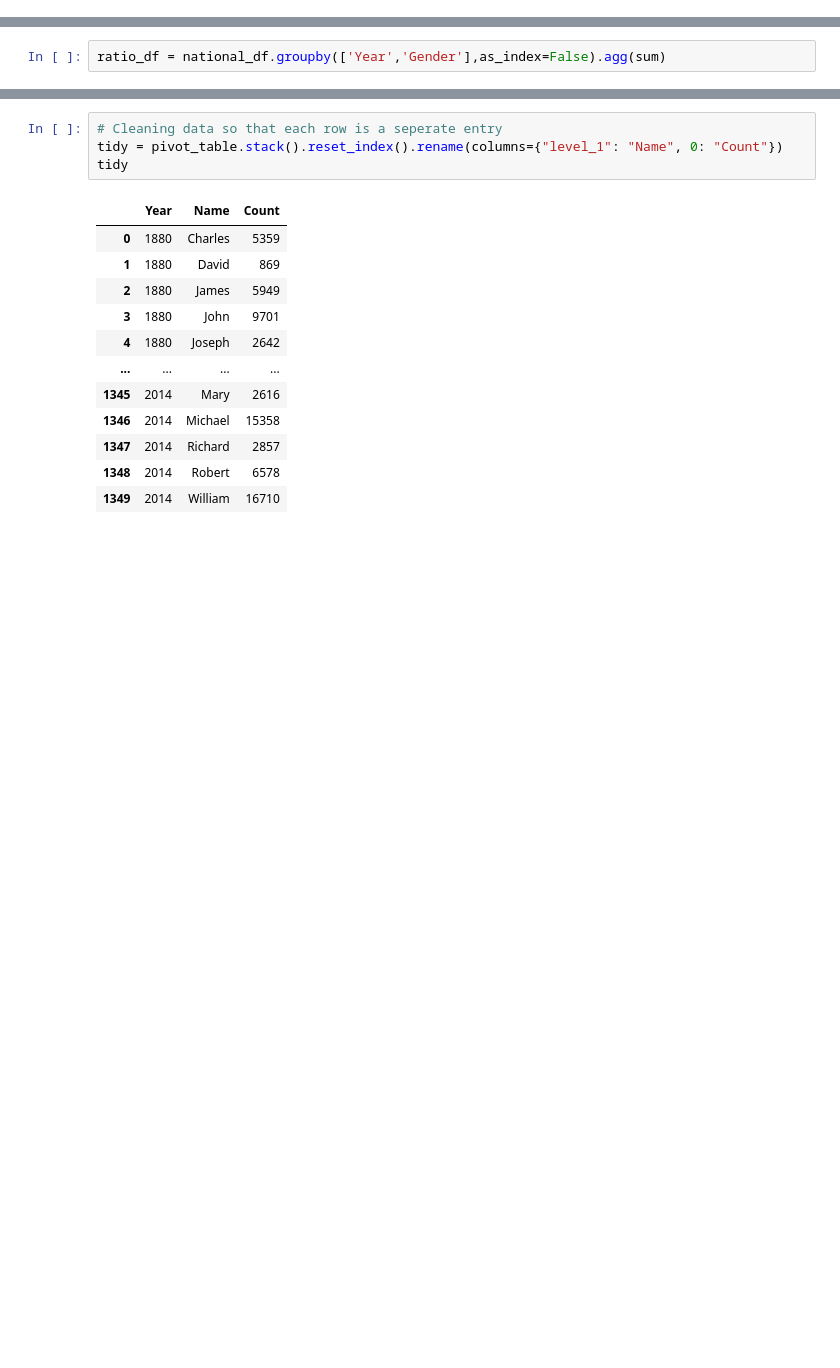
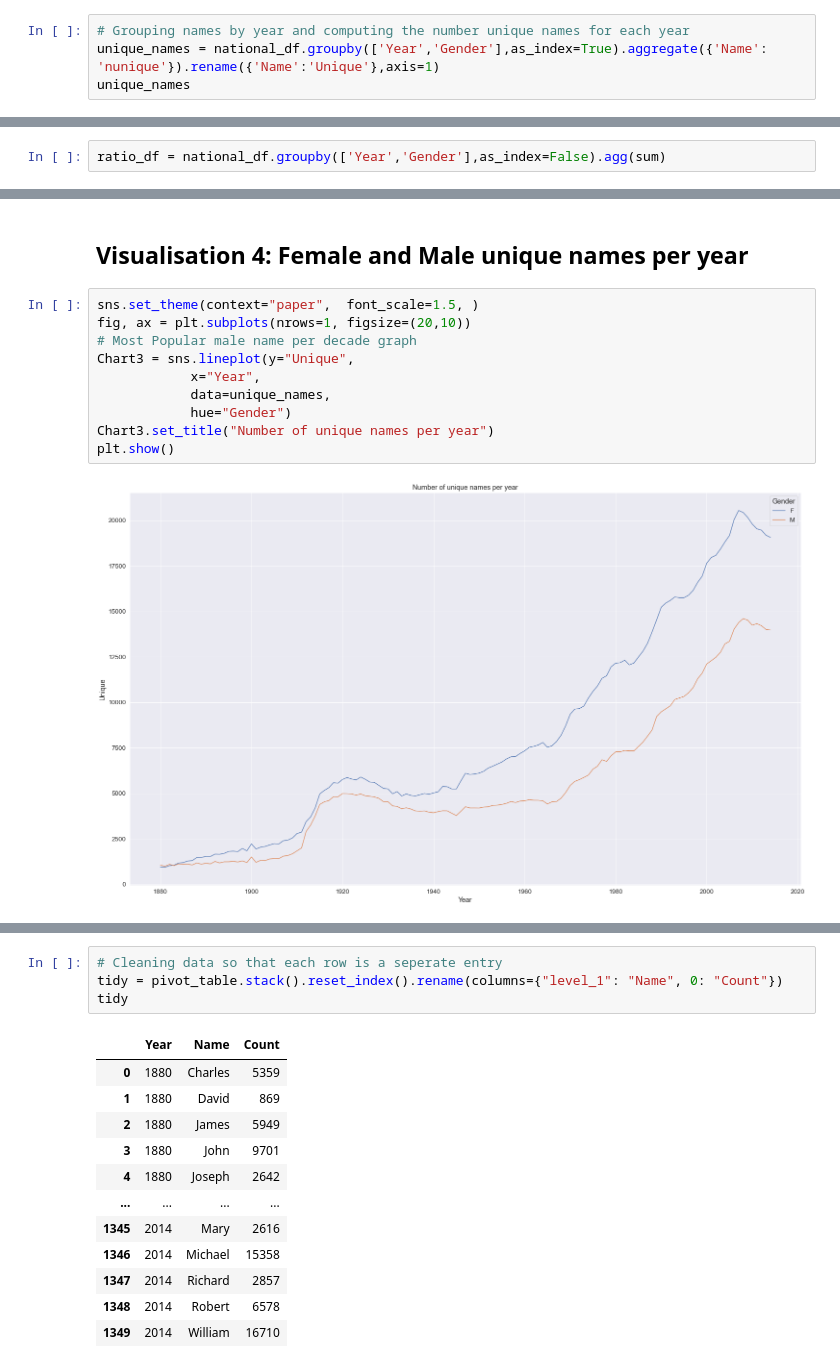
Before and after one commit to data301-2020-winter2/course-project-group_1039, a Jupyter notebook: analysis/Leo/milestone2.ipynb, the cells around one changed output, grey strips where cells are left out. Drawn from its saved outputs; the diff is of its cells as text; blank space fills up the shorter version.

```diff
--- a/analysis/Leo/milestone2.ipynb
+++ b/analysis/Leo/milestone2.ipynb
@@ -257,0 +223,4 @@ By regrouping duplicate entries, the data has significantly changed. From the fe
+# %%
+# Grouping names by year and computing the number unique names for each year
+unique_names = national_df.groupby(['Year','Gender'],as_index=True).aggregate({'Name': 'nunique'}).rename({'Name':'Unique'},axis=1)
+unique_names
@@ -515,0 +513,14 @@ Observations
+# %% [markdown]
+## Visualisation 4: Female and Male unique names per year
+# %%
+sns.set_theme(context="paper",  font_scale=1.5, )
+fig, ax = plt.subplots(nrows=1, figsize=(20,10))
+# Most Popular male name per decade graph
+Chart3 = sns.lineplot(y="Unique",
+            x="Year",
+            data=unique_names,
+            hue="Gender")
+Chart3.set_title("Number of unique names per year")
+plt.show()
+# %% [output]
+[figure, added]
```
Also changed, not shown: parts of 39 cells of this notebook.
